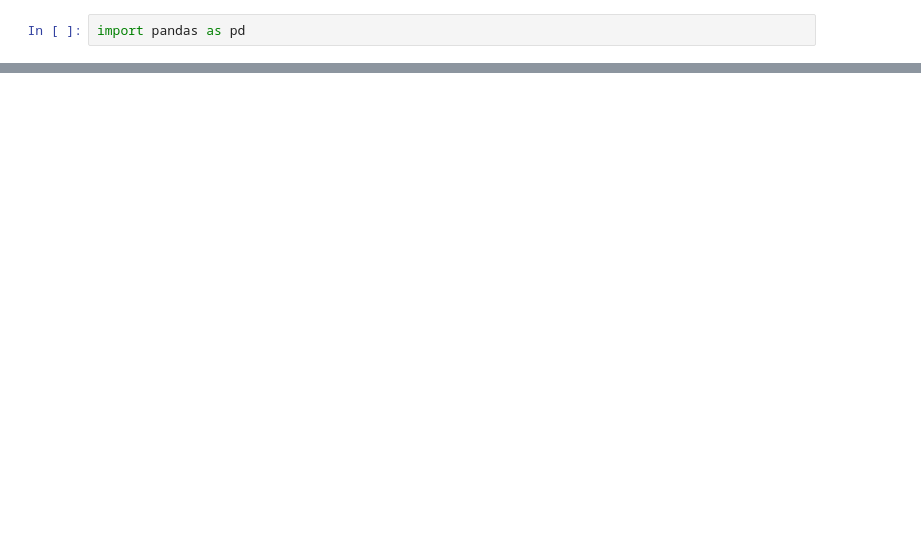
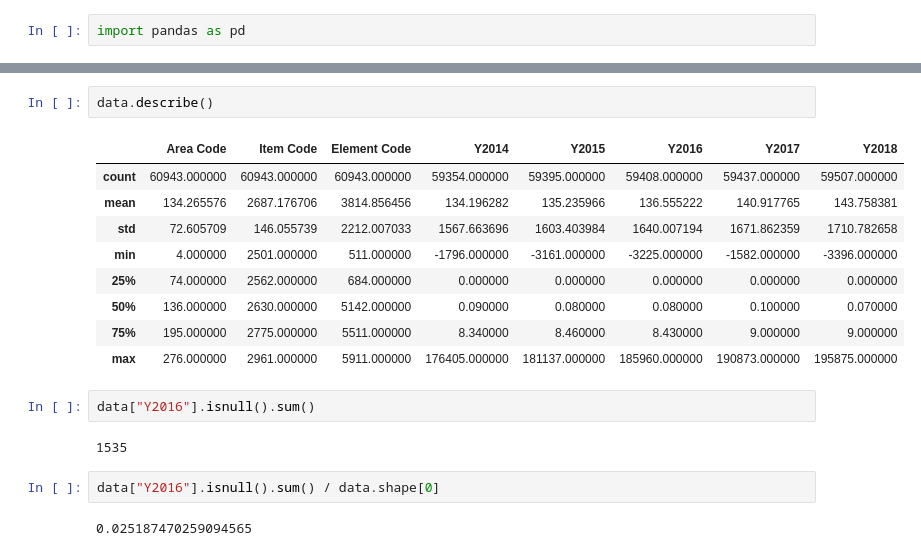
Before and after one commit to Idybest/Hamoye-challenge, a Jupyter notebook: Hamoye1.ipynb, the cells around one changed output, grey strips where cells are left out. Drawn from its saved outputs; the diff is of its cells as text; blank space fills up the shorter version.

```diff
--- a/Hamoye1.ipynb
+++ b/Hamoye1.ipynb
@@ -13,3 +13,23 @@ df.head()
 | 2 | 4 | Algeria | 2901 | Grand Total | 664 | Food supply (kcal/capita/day) | kcal/capita/day | 3377.00 | 3379.00 | 3372.00 | ... |
 | 3 | 4 | Algeria | 2901 | Grand Total | 674 | Protein supply quantity (g/capita... | g/capita/day | 94.90 | 94.35 | 94.72 | ... |
 | 4 | 4 | Algeria | 2901 | Grand Total | 684 | Fat supply quantity (g/capita/day) | g/capita/day | 80.06 | 79.36 | 77.40 | ... |
+# %%
+data.describe()
+# %% [output]
+|  | Area Code | Item Code | Element Code | Y2014 | Y2015 | Y2016 | Y2017 | Y2018 |
+| count | 60943.000000 | 60943.000000 | 60943.000000 | 59354.000000 | 59395.000000 | 59408.000000 | 59437.000000 | 59507.000000 |
+| mean | 134.265576 | 2687.176706 | 3814.856456 | 134.196282 | 135.235966 | 136.555222 | 140.917765 | 143.758381 |
+| std | 72.605709 | 146.055739 | 2212.007033 | 1567.663696 | 1603.403984 | 1640.007194 | 1671.862359 | 1710.782658 |
+| min | 4.000000 | 2501.000000 | 511.000000 | -1796.000000 | -3161.000000 | -3225.000000 | -1582.000000 | -3396.000000 |
+| 25% | 74.000000 | 2562.000000 | 684.000000 | 0.000000 | 0.000000 | 0.000000 | 0.000000 | 0.000000 |
+| 50% | 136.000000 | 2630.000000 | 5142.000000 | 0.090000 | 0.080000 | 0.080000 | 0.100000 | 0.070000 |
+| 75% | 195.000000 | 2775.000000 | 5511.000000 | 8.340000 | 8.460000 | 8.430000 | 9.000000 | 9.000000 |
+| max | 276.000000 | 2961.000000 | 5911.000000 | 176405.000000 | 181137.000000 | 185960.000000 | 190873.000000 | 195875.000000 |
+# %%
+data["Y2016"].isnull().sum()
+# %% [output]
+1535
+# %%
+data["Y2016"].isnull().sum() / data.shape[0]
+# %% [output]
+0.025187470259094565
```
Also changed, not shown: parts of 9 cells of this notebook.
